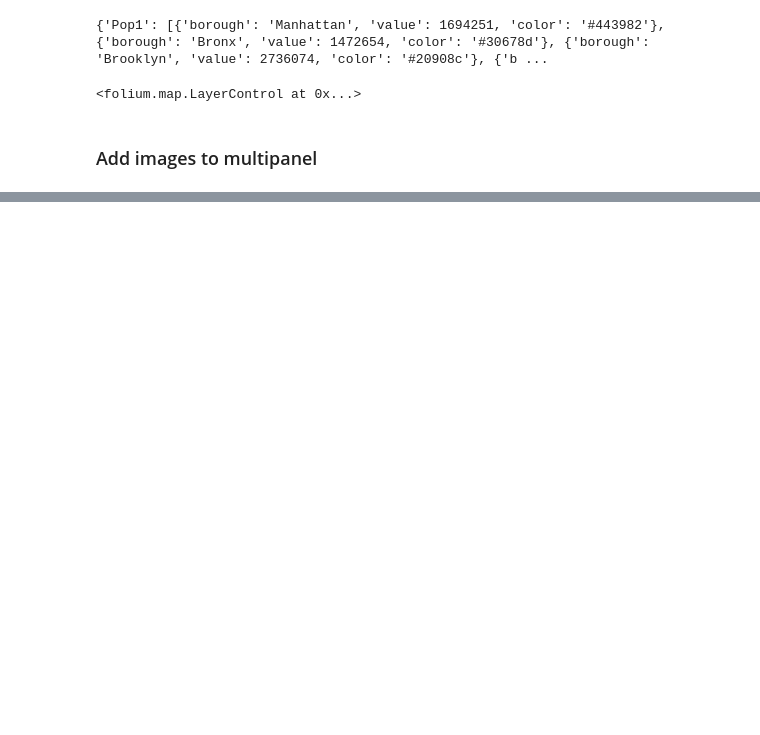
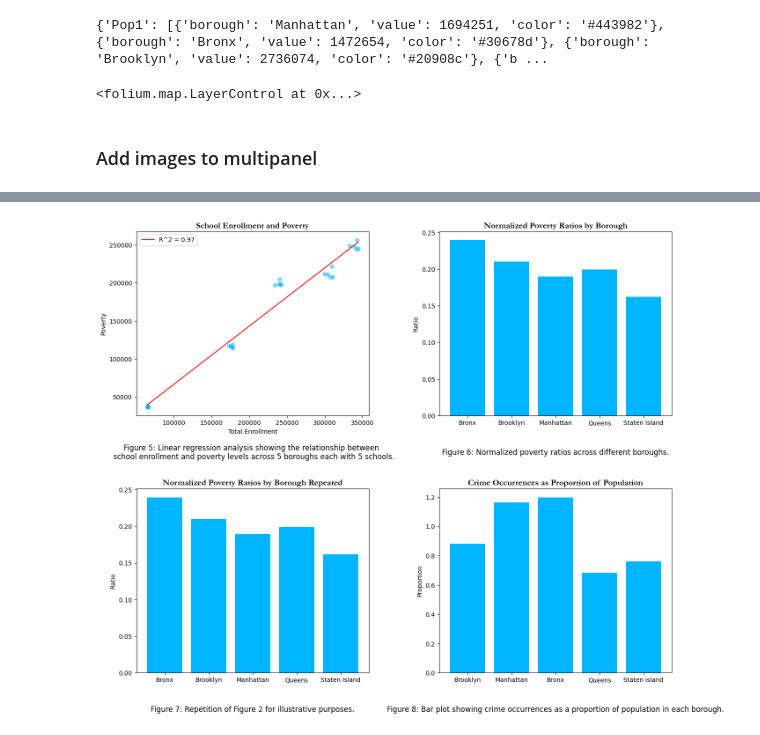
Before and after one commit to johan-bh/Social-Data---Final-Project, a Jupyter notebook: Socio_data.ipynb, the cells around one changed output, grey strips where cells are left out. Drawn from its saved outputs; the diff is of its cells as text; code cells hidden in the pictures; blank space fills up the shorter version.

```diff
--- a/Socio_data.ipynb
+++ b/Socio_data.ipynb
@@ -413,0 +378,37 @@ plt.show()
+# %%
+# Plotting
+fig, axs = plt.subplots(2, 2, figsize=(15, 12))
+color = sns.color_palette("hsv",8)[4]
+# Scatter plot with linear regression
+axs[0, 0].scatter(school, pov, alpha=0.5, color=color)
+axs[0, 0].plot(np.linspace(min(school), max(school), 100), slope*np.linspace(min(school), max(school), 100) + intercept, color='red', label=f'R^2 = {r_squared:.2f}')
+axs[0, 0].set_xlabel('Total Enrollment')
+axs[0, 0].set_ylabel('Poverty')
+axs[0, 0].set_title('School Enrollment and Poverty', fontsize=14, fontdict={'fontname': 'Garamond', 'weight': 'bold'})
+axs[0, 0].legend()
+axs[0, 0].text(0.5, -0.2, 'Figure 5: Linear regression analysis showing the relationship between \n school enrollment and poverty levels across 5 boroughs each with 5 schools.', horizontalalignment='center', verticalalignment='center', transform=axs[0, 0].transAxes, fontsize=12, wrap=True)
+# Bar plot for normalized P(Poverty | Borough)
+axs[0, 1].bar(ratios.index, ratios, color=color)
+axs[0, 1].set_ylabel('Ratio')
+axs[0, 1].set_title('Normalized Poverty Ratios by Borough', fontsize=14, fontdict={'fontname': 'Garamond', 'weight': 'bold'})
+axs[0, 1].text(0.5, -0.2, 'Figure 6: Normalized poverty ratios across different boroughs.', horizontalalignment='center', verticalalignment='center', transform=axs[0, 1].transAxes, fontsize=12)
+
+# Repeat the normalized plot for the same data (demonstrative, could change to different data or analysis)
+axs[1, 0].bar(ratios.index, ratios, color=color)
+axs[1, 0].set_ylabel('Ratio')
+axs[1, 0].set_title('Normalized Poverty Ratios by Borough Repeated', fontsize=14, fontdict={'fontname': 'Garamond', 'weight': 'bold'})
+axs[1, 0].text(0.5, -0.2, 'Figure 7: Repetition of Figure 2 for illustrative purposes.', horizontalalignment='center', verticalalignment='center', transform=axs[1, 0].transAxes, fontsize=12)
+
+# Bar plot for crime occurrences as a proportion
+axs[1, 1].bar(borough_crimes['Borough_name'], borough_crimes['Proportion'], color=color)
+axs[1, 1].set_ylabel('Proportion')
+axs[1, 1].set_title('Crime Occurrences as Proportion of Population', fontsize=14, fontdict={'fontname': 'Garamond', 'weight': 'bold'})
+# change xlabels from "BROOKLYN" to "Brooklyn" etc
+axs[1, 1].set_xticklabels([borough.capitalize() for borough in borough_crimes['Borough_name']])
+axs[1, 1].text(0.5, -0.2, 'Figure 8: Bar plot showing crime occurrences as a proportion of population in each borough.', horizontalalignment='center', verticalalignment='center', transform=axs[1, 1].transAxes, fontsize=12)
+
+plt.tight_layout(pad=3.0)
+plt.savefig('multiple_plots.png')
+plt.show()
+# %% [output]
+[figure, added]
```
Also changed, not shown: parts of 4 cells of this notebook, 1 other file.
